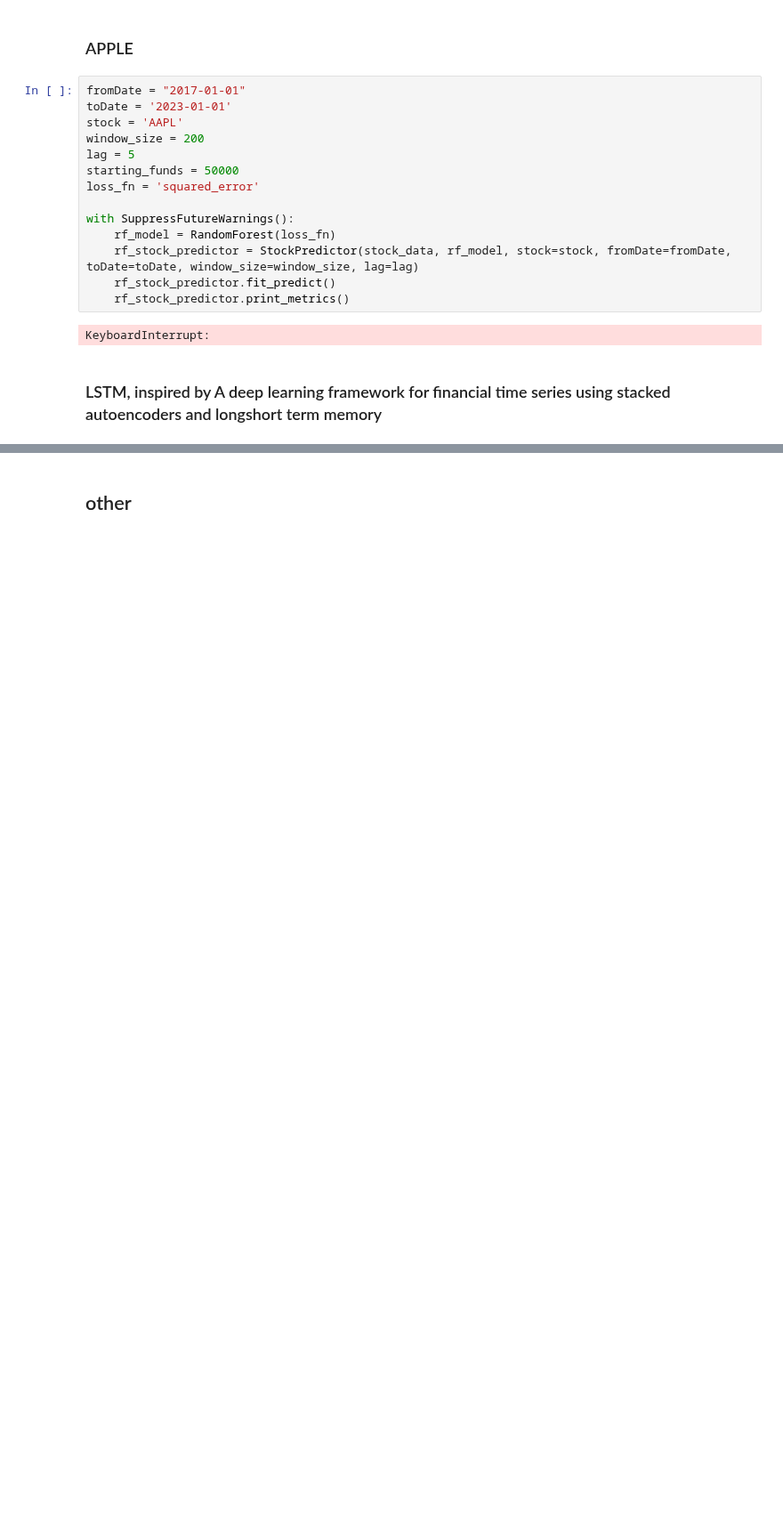
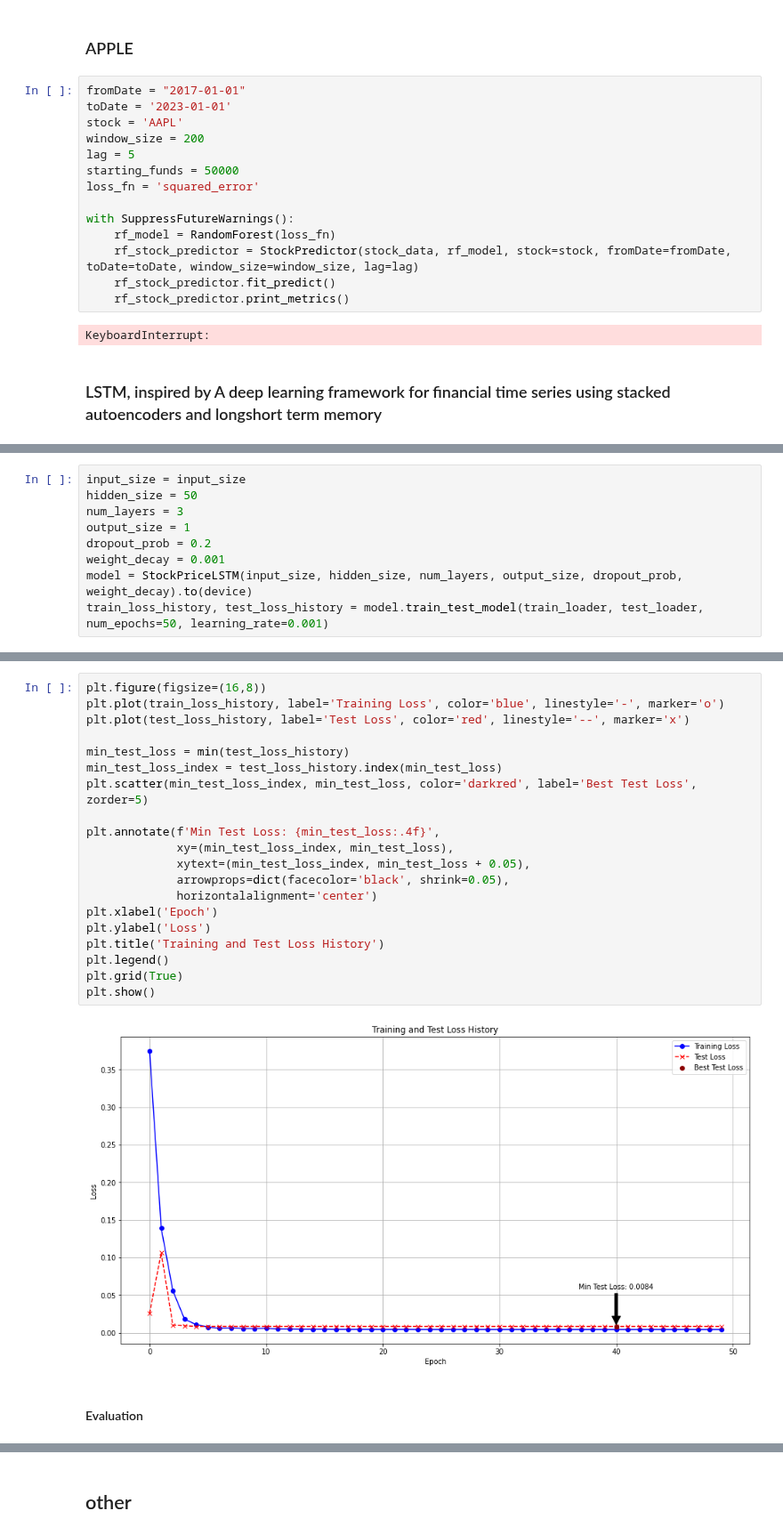
Before and after one commit to howie-zeng/Analyzing-Retail-Sentiment-and-Detecting-Trading-Signals, a Jupyter notebook: Stock_Analysis_Prediction/Stock/RF&XGBoost.ipynb, the cells around one changed output, grey strips where cells are left out. Shown at 89% size. Saved outputs shown, nothing was run; the diff lists cells and outputs as text; blank space fills up the shorter version.

Commit message:
lstm

```diff
--- a/Stock_Analysis_Prediction/Stock/RF&XGBoost.ipynb
+++ b/Stock_Analysis_Prediction/Stock/RF&XGBoost.ipynb
@@ -348,0 +468,9 @@ KeyboardInterrupt:
+# %%
+input_size = input_size
+hidden_size = 50
+num_layers = 3
+output_size = 1
+dropout_prob = 0.2
+weight_decay = 0.001
+model = StockPriceLSTM(input_size, hidden_size, num_layers, output_size, dropout_prob, weight_decay).to(device)
+train_loss_history, test_loss_history = model.train_test_model(train_loader, test_loader, num_epochs=50, learning_rate=0.001)
@@ -348,0 +495,24 @@ KeyboardInterrupt:
+# %%
+plt.figure(figsize=(16,8))
+plt.plot(train_loss_history, label='Training Loss', color='blue', linestyle='-', marker='o')
+plt.plot(test_loss_history, label='Test Loss', color='red', linestyle='--', marker='x')
+
+min_test_loss = min(test_loss_history)
+min_test_loss_index = test_loss_history.index(min_test_loss)
+plt.scatter(min_test_loss_index, min_test_loss, color='darkred', label='Best Test Loss', zorder=5)
+
+plt.annotate(f'Min Test Loss: {min_test_loss:.4f}',
+             xy=(min_test_loss_index, min_test_loss),
+             xytext=(min_test_loss_index, min_test_loss + 0.05),
+             arrowprops=dict(facecolor='black', shrink=0.05),
+             horizontalalignment='center')
+plt.xlabel('Epoch')
+plt.ylabel('Loss')
+plt.title('Training and Test Loss History')
+plt.legend()
+plt.grid(True)
+plt.show()
+# %% [output]
+[figure, added]
+# %% [markdown]
+#### Evaluation
```
Also changed, not shown: parts of 20 cells of this notebook, 4 other files.
